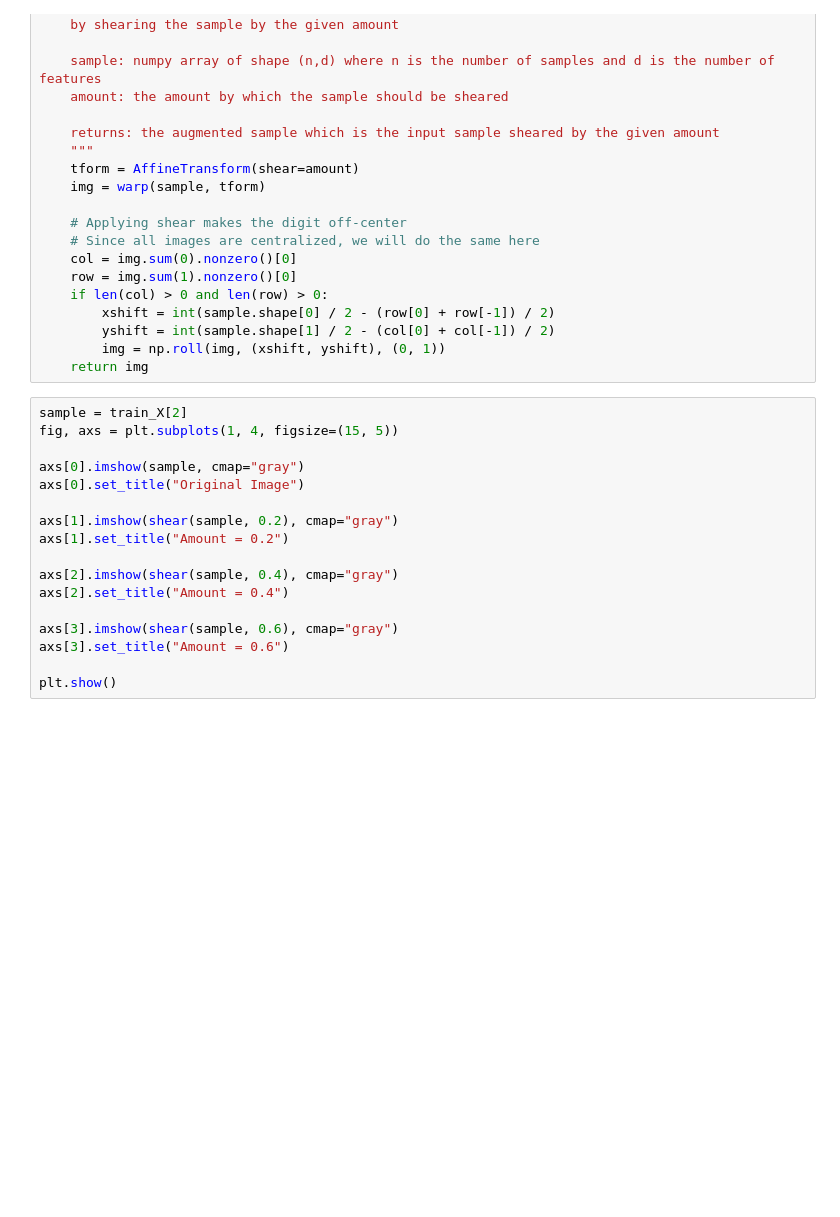
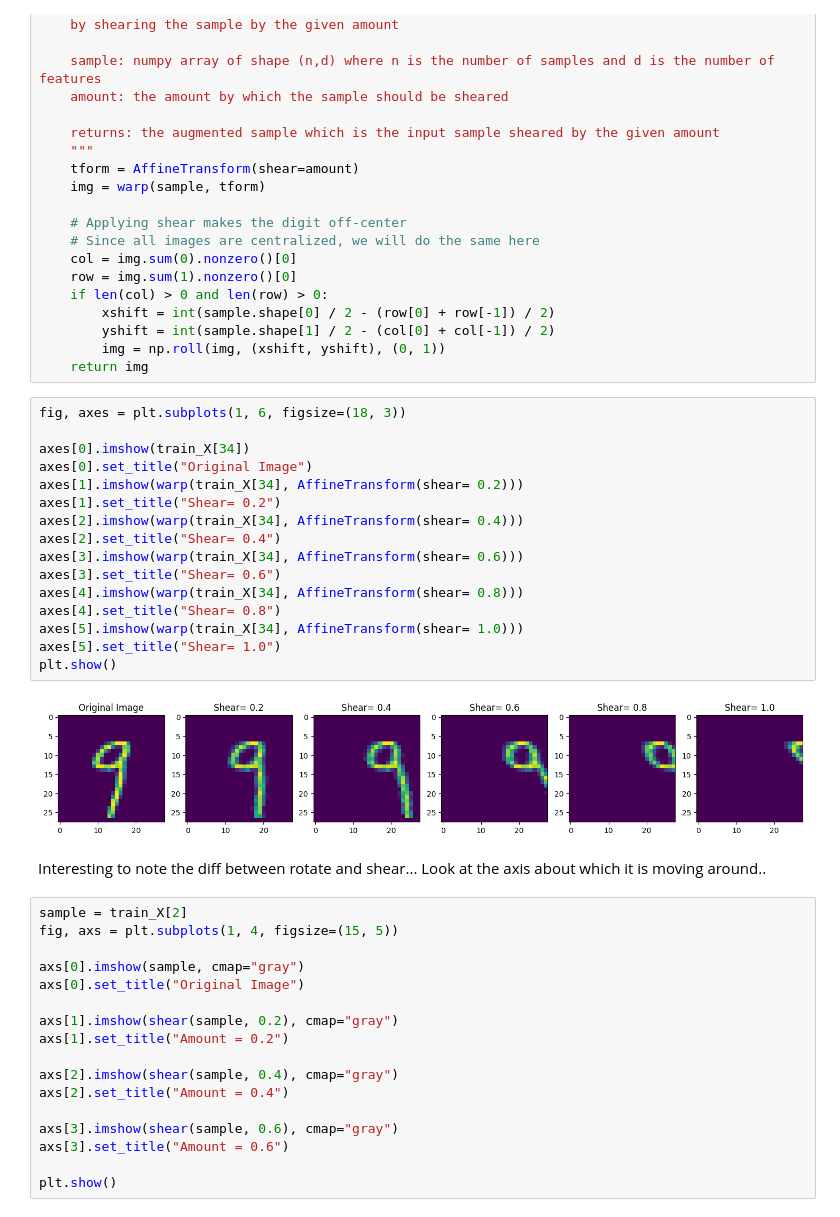
Before and after one commit to taif-ghazali/IHUB-Cohort, a Jupyter notebook: AIML_Module_1_Lab_3_Data_Augmentation.ipynb, the cells around one changed output. Saved outputs shown, nothing was run; the diff lists cells and outputs as text; blank space fills up the shorter version.

Commit message:
Tried a hand at shearing

```diff
--- a/AIML_Module_1_Lab_3_Data_Augmentation.ipynb
+++ b/AIML_Module_1_Lab_3_Data_Augmentation.ipynb
@@ -364,6 +367,26 @@ def shear(sample, amount):
         yshift = int(sample.shape[1] / 2 - (col[0] + col[-1]) / 2)
         img = np.roll(img, (xshift, yshift), (0, 1))
     return img
+# %%
+fig, axes = plt.subplots(1, 6, figsize=(18, 3))
+
+axes[0].imshow(train_X[34])
+axes[0].set_title("Original Image")
+axes[1].imshow(warp(train_X[34], AffineTransform(shear= 0.2)))
+axes[1].set_title("Shear= 0.2")
+axes[2].imshow(warp(train_X[34], AffineTransform(shear= 0.4)))
+axes[2].set_title("Shear= 0.4")
+axes[3].imshow(warp(train_X[34], AffineTransform(shear= 0.6)))
+axes[3].set_title("Shear= 0.6")
+axes[4].imshow(warp(train_X[34], AffineTransform(shear= 0.8)))
+axes[4].set_title("Shear= 0.8")
+axes[5].imshow(warp(train_X[34], AffineTransform(shear= 1.0)))
+axes[5].set_title("Shear= 1.0")
+plt.show()
+# %% [output]
+[figure, added]
+# %% [markdown]
+Interesting to note the diff between rotate and shear... Look at the axis about which it is moving around..
 # %%
 sample = train_X[2]
 fig, axs = plt.subplots(1, 4, figsize=(15, 5))
```
Also changed, not shown: parts of 5 cells of this notebook.
